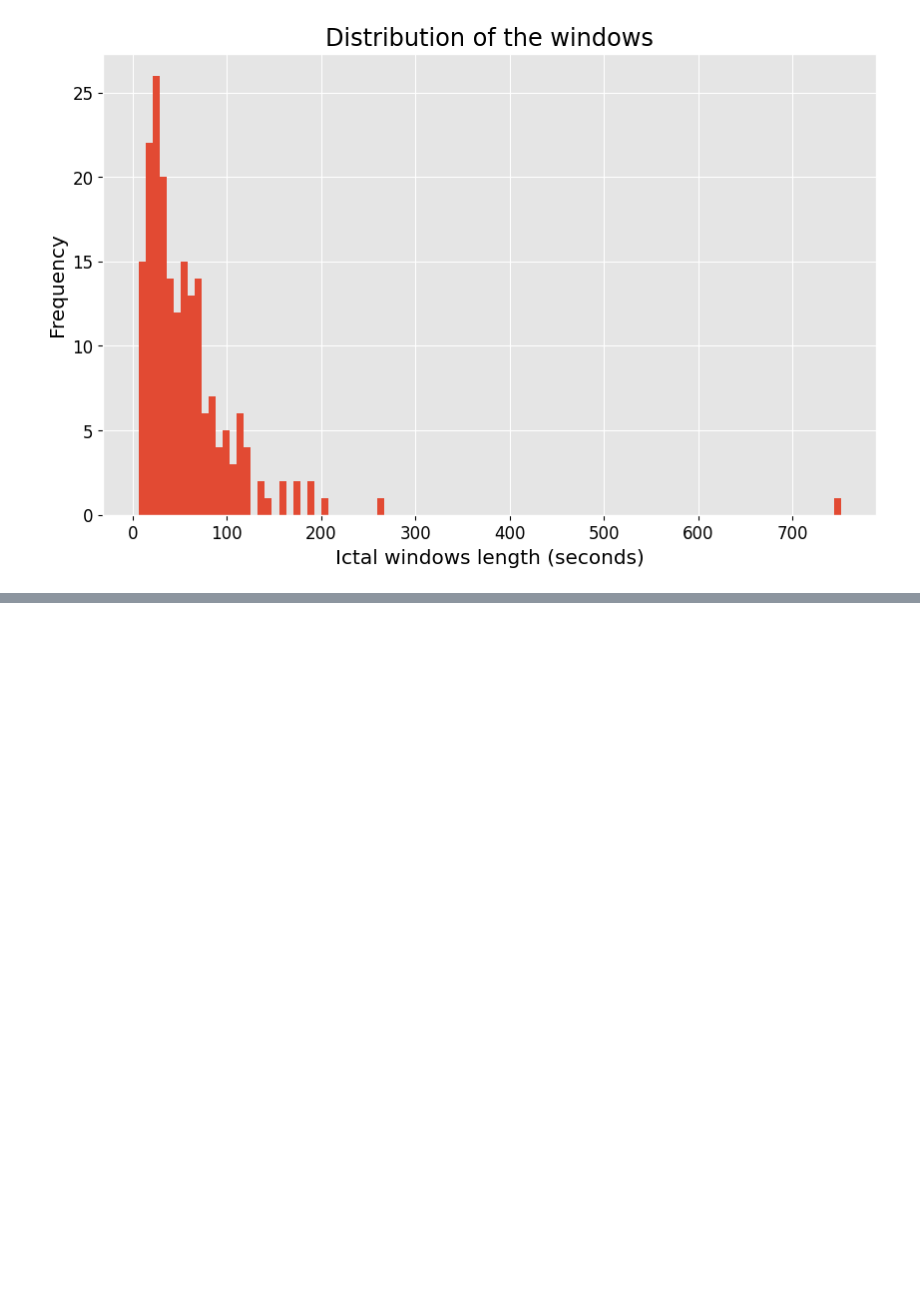
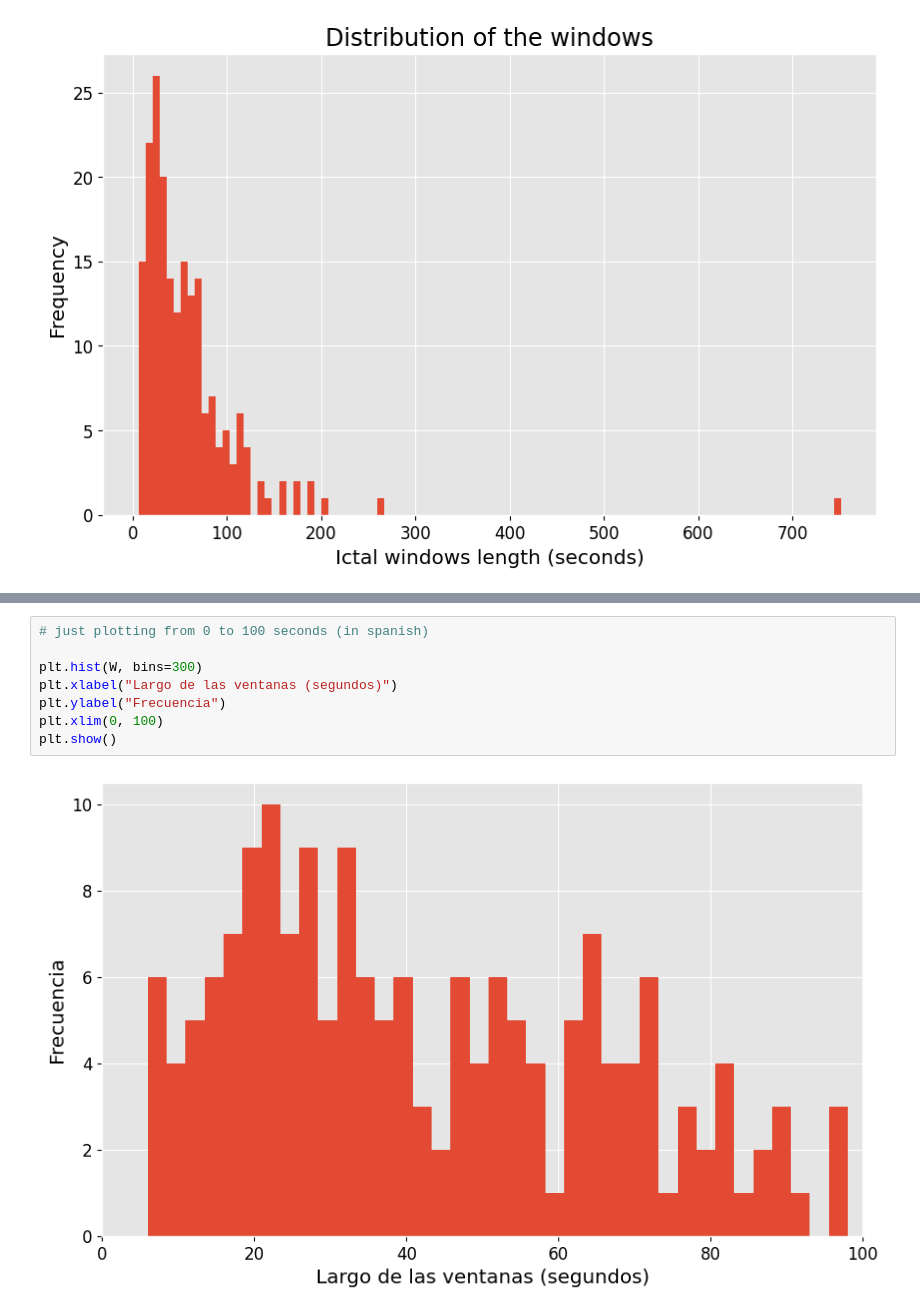
Before and after one commit to PandasSquad/CHB-MIT_Seizure_Prediction, a Jupyter notebook: notebooks/1_exploring_windows.ipynb, the cells around one changed output, grey strips where cells are left out. Saved outputs shown, nothing was run; the diff lists cells and outputs as text; blank space fills up the shorter version.

```diff
--- a/notebooks/1_exploring_windows.ipynb
+++ b/notebooks/1_exploring_windows.ipynb
@@ -82,0 +99,10 @@ plt.show()
+# %%
+# just plotting from 0 to 100 seconds (in spanish)
+
+plt.hist(W, bins=300)
+plt.xlabel("Largo de las ventanas (segundos)")
+plt.ylabel("Frecuencia")
+plt.xlim(0, 100)
+plt.show()
+# %% [output]
+[figure, added]
```
Also changed, not shown: parts of 5 cells of this notebook, 2 other files.
